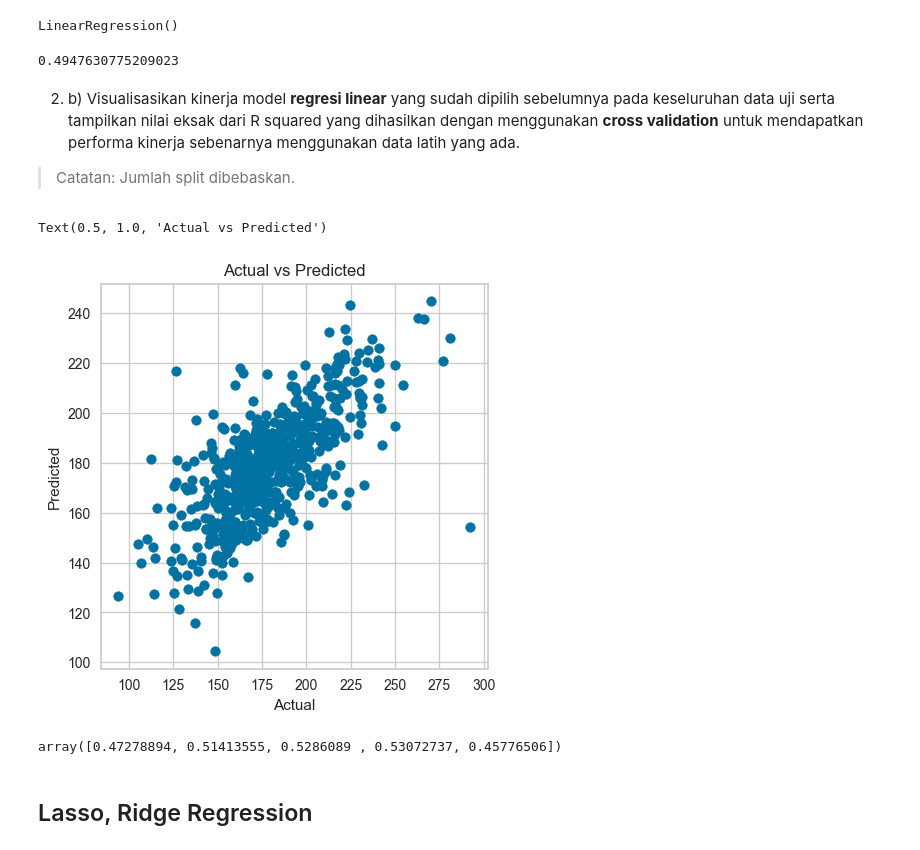
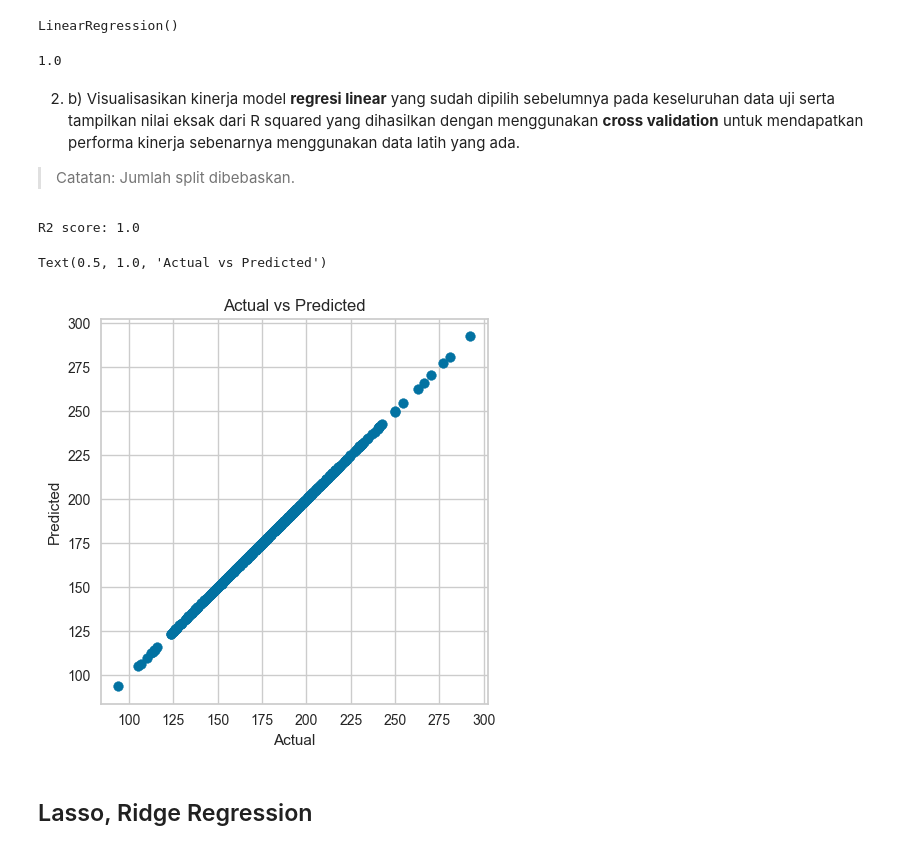
Before and after one commit to iqbalpa/KASDD, a Jupyter notebook: Lab 7/B_Lab7_2106752281_IqbalPahleviAmin.ipynb, the cells around one changed output. Cells and saved outputs as stored; diff of their text form; code cells hidden in the pictures.

```diff
--- a/Lab 7/B_Lab7_2106752281_IqbalPahleviAmin.ipynb
+++ b/Lab 7/B_Lab7_2106752281_IqbalPahleviAmin.ipynb
@@ -498,0 +382,6 @@ selected_cols = selected_features['feature'].values
+# %%
+from sklearn.feature_selection import SequentialFeatureSelector
+
+sfs = SequentialFeatureSelector(LinearRegression(), direction='forward', n_features_to_select=10, scoring='neg_mean_squared_error', cv=5)
+
+sfs.fit(X_train, y_train)
@@ -499,3 +398,6 @@ selected_cols = selected_features['feature'].values
+# %%
+X_train_selected = sfs.transform(X_train)
+X_test_selected = sfs.transform(X_test)
 # %% [markdown]
 ##**Linear Regression**
 # %% [markdown]
@@ -536,36 +438,35 @@ Untuk implementasi Linear Regression menggunakan **sklearn** dapat dilihat pada
 from sklearn.linear_model import LinearRegression
 
 linear = LinearRegression()
-linear.fit(X_train[selected_cols], y_train)
+linear.fit(X_train_selected, y_train)
 # %% [output]
 LinearRegression()
 # %%
 from sklearn.metrics import r2_score
 
-y_pred = linear.predict(X_test[selected_cols])
+y_pred = linear.predict(X_test_selected)
 r2_score(y_test, y_pred)
 # %% [output]
-0.4947630775209023
+1.0
 # %% [markdown]
 2. b) Visualisasikan kinerja model **regresi linear** yang sudah dipilih sebelumnya pada keseluruhan data uji serta tampilkan nilai eksak dari R squared yang dihasilkan dengan menggunakan **cross validation** untuk mendapatkan performa kinerja sebenarnya menggunakan data latih yang ada.
 
 > Catatan: Jumlah split dibebaskan.
 # %%
+from sklearn.model_selection import cross_val_score
+
+scores = cross_val_score(linear, X_train_selected, y_train, cv=5, scoring='r2')
+print(f'R2 score: {scores.mean()}')
+
 plt.figure(figsize=(5, 5))
 plt.scatter(y_test, y_pred)
 plt.xlabel('Actual')
 plt.ylabel('Predicted')
 plt.title('Actual vs Predicted')
 # %% [output]
-Text(0.5, 1.0, 'Actual vs Predicted')
+R2 score: 1.0
+Text(0.5, 1.0, 'Actual vs Predicted')
-[figure, old version]
+[figure, new version]
-# %%
-from sklearn.model_selection import cross_val_score
-
-scores = cross_val_score(linear, X_train[selected_cols], y_train, cv=5, scoring='r2')
-scores
-# %% [output]
-array([0.47278894, 0.51413555, 0.5286089 , 0.53072737, 0.45776506])
 # %% [markdown]
 ## Lasso, Ridge Regression
 # %% [markdown]
```
Also changed, not shown: parts of 35 cells of this notebook.
